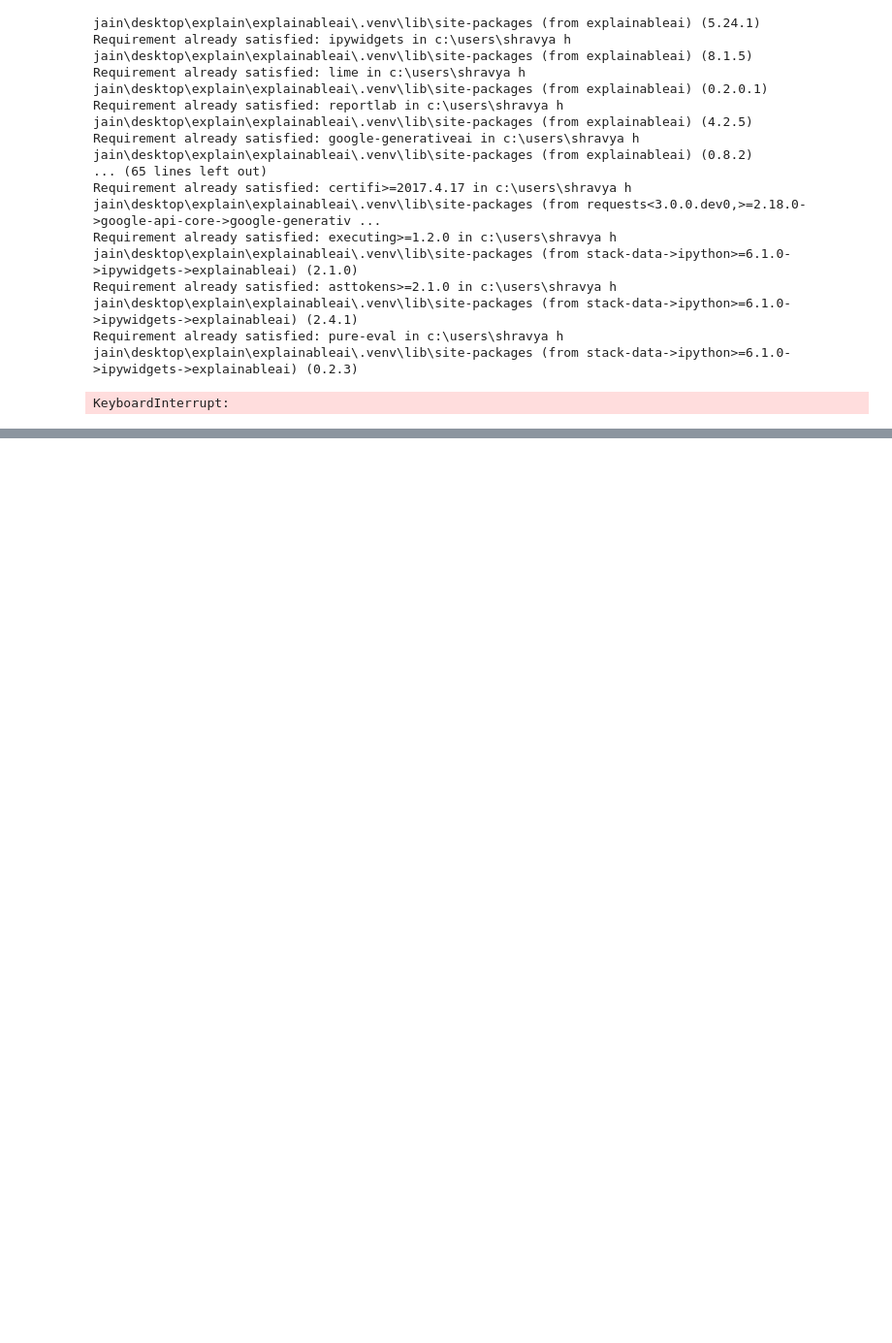
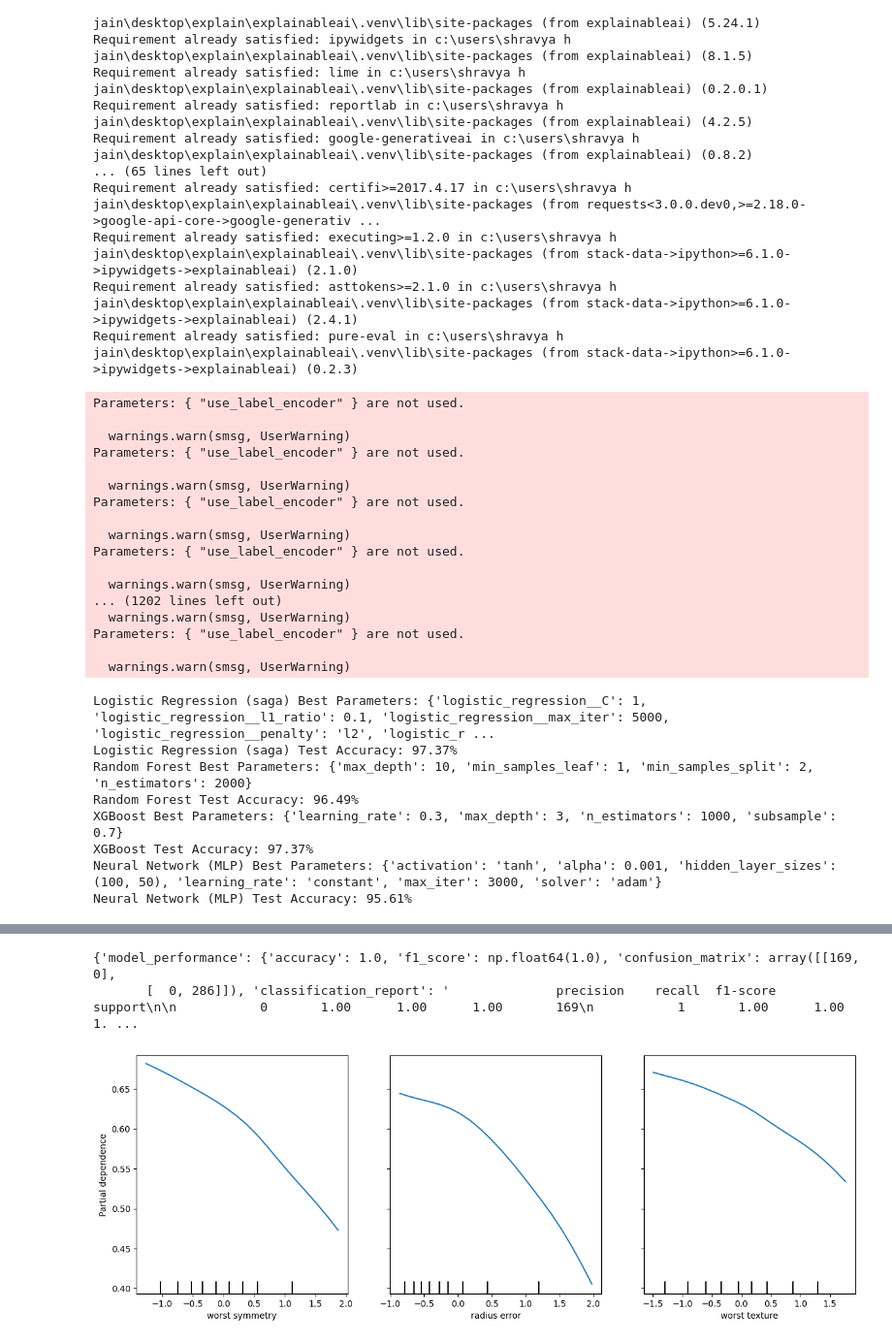
Before and after one commit to ombhojane/explainableai, a Jupyter notebook: notebooks/Pytorch_Support_Explainable.ipynb, the cells around one changed output, grey strips where cells are left out. Shown at 97% size. Saved outputs shown, nothing was run; the diff lists cells and outputs as text; code cells hidden in the pictures; blank space fills up the shorter version.

Commit message:
Added pytorch Support

```diff
--- a/notebooks/Pytorch_Support_Explainable.ipynb
+++ b/notebooks/Pytorch_Support_Explainable.ipynb
@@ -21,17 +21,21 @@ Requirement already satisfied: executing>=1.2.0 in c:\users\shravya h jain\deskt
 Requirement already satisfied: asttokens>=2.1.0 in c:\users\shravya h jain\desktop\explain\explainableai\.venv\lib\site-packages (from stack-data->ipython>=6.1.0->ipywidgets->explainableai) (2.4.1)
 Requirement already satisfied: pure-eval in c:\users\shravya h jain\desktop\explain\explainableai\.venv\lib\site-packages (from stack-data->ipython>=6.1.0->ipywidgets->explainableai) (0.2.3)
 # %%
+import os
+import numpy as np
+import pandas as pd
 from sklearn.ensemble import RandomForestClassifier
 from sklearn.linear_model import LogisticRegression
 from xgboost import XGBClassifier
 from sklearn.neural_network import MLPClassifier
-from sklearn.model_selection import GridSearchCV
+from sklearn.model_selection import GridSearchCV, train_test_split
 from sklearn.preprocessing import StandardScaler
 from sklearn.pipeline import Pipeline
-from sklearn.model_selection import train_test_split
 from sklearn.datasets import load_breast_cancer
 from sklearn.metrics import accuracy_score
-import numpy as np
+
+# Set the Google API key as an environment variable (if required)
+os.environ['GOOGLE_API_KEY'] = 'YOUR_API_KEY'
 
 # Load dataset
 data = load_breast_cancer()
@@ -40,6 +44,9 @@ y = data.target
 
 # Split data into training and test sets
 X_train, X_test, y_train, y_test = train_test_split(X, y, test_size=0.2, random_state=42)
+X_train = pd.DataFrame(X_train, columns=data.feature_names)
+X_test = pd.DataFrame(X_test, columns=data.feature_names)
+
 
 # Feature scaling
 scaler = StandardScaler()
@@ -48,7 +55,7 @@ scaler = StandardScaler()
 logistic_regression_params = {
     'logistic_regression__C': [0.01, 0.1, 1, 10],
     'logistic_regression__penalty': ['l2', 'elasticnet'],
-    'logistic_regression__l1_ratio': [0.1, 0.5, 0.9],  # Adding l1_ratio for elasticnet penalty
+    'logistic_regression__l1_ratio': [0.1, 0.5, 0.9],
     'logistic_regression__solver': ['saga'],
     'logistic_regression__max_iter': [5000]
 }
@@ -56,7 +63,6 @@ logistic_regression_pipeline = Pipeline([
     ('scaler', scaler),
     ('logistic_regression', LogisticRegression())
 ])
-
 logistic_regression_gs = GridSearchCV(logistic_regression_pipeline, logistic_regression_params, cv=5)
 
 # Random Forest with hyperparameter tuning
@@ -127,5 +133,49 @@ print(f"XGBoost Test Accuracy: {xgb_acc * 100:.2f}%")
 
 print(f"Neural Network (MLP) Best Parameters: {mlp_gs.best_params_}")
 print(f"Neural Network (MLP) Test Accuracy: {mlp_acc * 100:.2f}%")
+
+# Initialize the XAIWrapper
+from explainableai import XAIWrapper  # Ensure to import your XAI wrapper
+
+xai = XAIWrapper()
+
+try:
+    # Fit the models and run XAI analysis
+    xai.fit({
+        'Logistic Regression': logistic_regression_best,
+        'Random Forest': random_forest_best,
+        'XGBoost': xgboost_best,
+        'Neural Network': mlp_best
+    }, X_train, y_train)
+
+    # Perform XAI analysis on the fitted models
+    results = xai.analyze()
+    print(results)  # Display the results of the XAI analysis
+except Exception as e:
+    print(f"An error occurred during the XAI analysis: {e}")
 # %% [output]
-KeyboardInterrupt:
+Parameters: { "use_label_encoder" } are not used.
+
+  warnings.warn(smsg, UserWarning)
+Parameters: { "use_label_encoder" } are not used.
+
+  warnings.warn(smsg, UserWarning)
+Parameters: { "use_label_encoder" } are not used.
+
+  warnings.warn(smsg, UserWarning)
+Parameters: { "use_label_encoder" } are not used.
+
+  warnings.warn(smsg, UserWarning)
+... (1202 lines left out)
+  warnings.warn(smsg, UserWarning)
+Parameters: { "use_label_encoder" } are not used.
+
+  warnings.warn(smsg, UserWarning)
+Logistic Regression (saga) Best Parameters: {'logistic_regression__C': 1, 'logistic_regression__l1_ratio': 0.1, 'logistic_regression__max_iter': 5000, 'logistic_regression__penalty': 'l2', 'logistic_r ...
+Logistic Regression (saga) Test Accuracy: 97.37%
+Random Forest Best Parameters: {'max_depth': 10, 'min_samples_leaf': 1, 'min_samples_split': 2, 'n_estimators': 2000}
+Random Forest Test Accuracy: 96.49%
+XGBoost Best Parameters: {'learning_rate': 0.3, 'max_depth': 3, 'n_estimators': 1000, 'subsample': 0.7}
+XGBoost Test Accuracy: 97.37%
+Neural Network (MLP) Best Parameters: {'activation': 'tanh', 'alpha': 0.001, 'hidden_layer_sizes': (100, 50), 'learning_rate': 'constant', 'max_iter': 3000, 'solver': 'adam'}
+Neural Network (MLP) Test Accuracy: 95.61%
@@ -132 +199,4 @@ KeyboardInterrupt:
+{'model_performance': {'accuracy': 1.0, 'f1_score': np.float64(1.0), 'confusion_matrix': array([[169,   0],
+       [  0, 286]]), 'classification_report': '              precision    recall  f1-score   support\n\n           0       1.00      1.00      1.00       169\n           1       1.00      1.00      1. ...
+[figure, added]
 # %%
```
Also changed, not shown: parts of 2 cells of this notebook.
